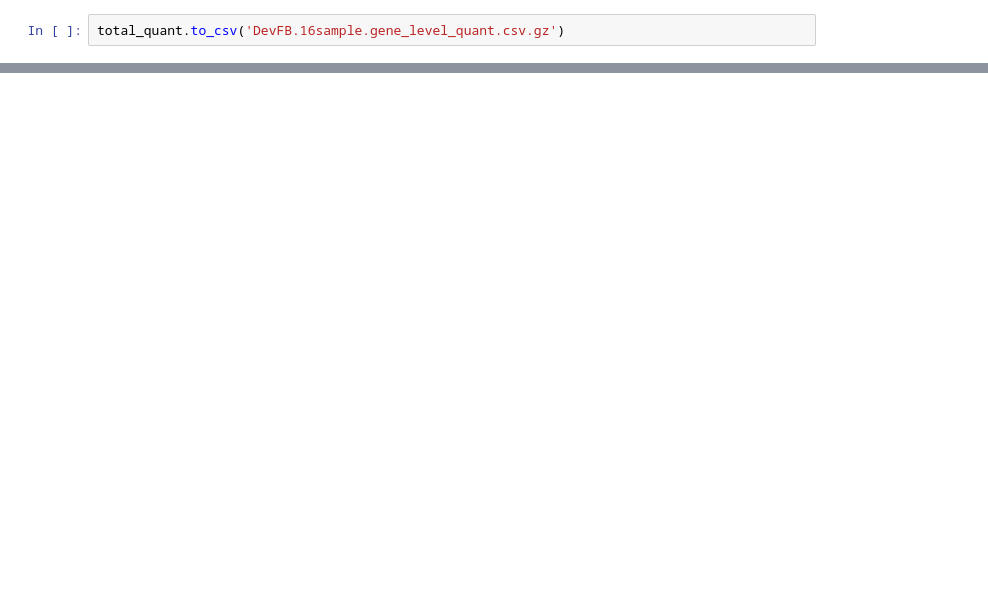
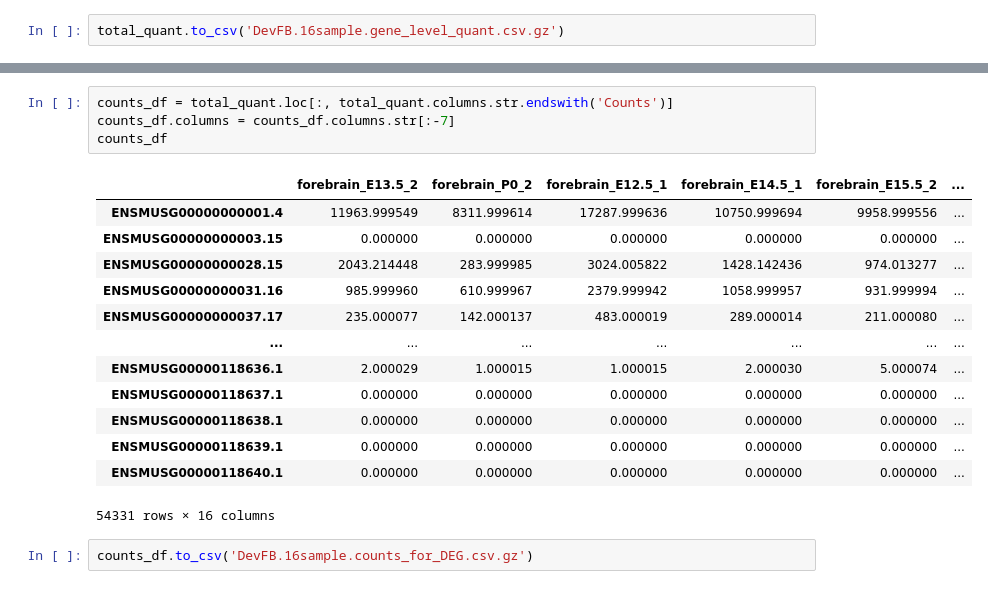
Before and after one commit to lhqing/py_genome_sci_book, a Jupyter notebook: analysis/DevFBProject/AggSalmon/Step 2 - Transcript Quant Into Gene Quant.ipynb, the cells around one changed output, grey strips where cells are left out. Cells and saved outputs as stored; diff of their text form; blank space fills up the shorter version.

```diff
--- a/analysis/DevFBProject/AggSalmon/Step 2 - Transcript Quant Into Gene Quant.ipynb
+++ b/analysis/DevFBProject/AggSalmon/Step 2 - Transcript Quant Into Gene Quant.ipynb
@@ -303,0 +316,20 @@ total_quant.to_csv('DevFB.16sample.gene_level_quant.csv.gz')
+# %%
+counts_df = total_quant.loc[:, total_quant.columns.str.endswith('Counts')]
+counts_df.columns = counts_df.columns.str[:-7]
+counts_df
+# %% [output]
+|  | forebrain_E13.5_2 | forebrain_P0_2 | forebrain_E12.5_1 | forebrain_E14.5_1 | forebrain_E15.5_2 | ... |
+| ENSMUSG00000000001.4 | 11963.999549 | 8311.999614 | 17287.999636 | 10750.999694 | 9958.999556 | ... |
+| ENSMUSG00000000003.15 | 0.000000 | 0.000000 | 0.000000 | 0.000000 | 0.000000 | ... |
+| ENSMUSG00000000028.15 | 2043.214448 | 283.999985 | 3024.005822 | 1428.142436 | 974.013277 | ... |
+| ENSMUSG00000000031.16 | 985.999960 | 610.999967 | 2379.999942 | 1058.999957 | 931.999994 | ... |
+| ENSMUSG00000000037.17 | 235.000077 | 142.000137 | 483.000019 | 289.000014 | 211.000080 | ... |
+| ... | ... | ... | ... | ... | ... | ... |
+| ENSMUSG00000118636.1 | 2.000029 | 1.000015 | 1.000015 | 2.000030 | 5.000074 | ... |
+| ENSMUSG00000118637.1 | 0.000000 | 0.000000 | 0.000000 | 0.000000 | 0.000000 | ... |
+| ENSMUSG00000118638.1 | 0.000000 | 0.000000 | 0.000000 | 0.000000 | 0.000000 | ... |
+| ENSMUSG00000118639.1 | 0.000000 | 0.000000 | 0.000000 | 0.000000 | 0.000000 | ... |
+| ENSMUSG00000118640.1 | 0.000000 | 0.000000 | 0.000000 | 0.000000 | 0.000000 | ... |
+54331 rows × 16 columns
+# %%
+counts_df.to_csv('DevFB.16sample.counts_for_DEG.csv.gz')
```
Also changed, not shown: parts of 9 cells of this notebook, 6 other files.
